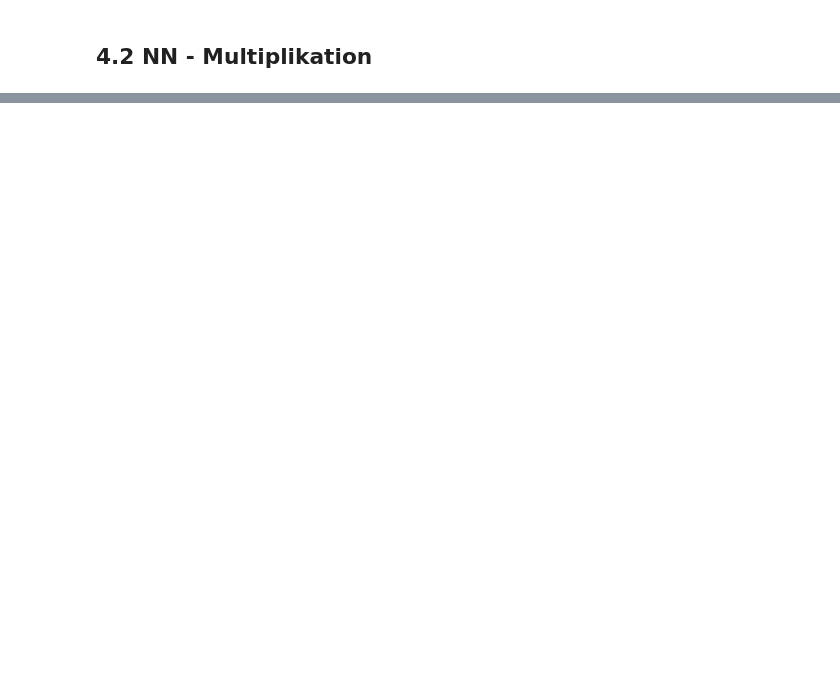
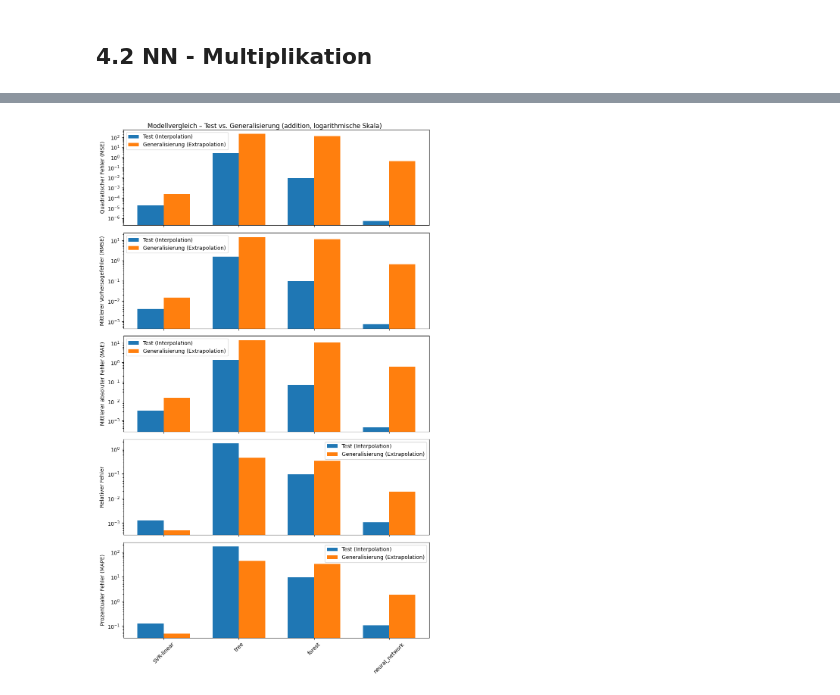
Before and after one commit to eliaspfe/ML_math, a Jupyter notebook: ml_math.ipynb, the cells around one changed output, grey strips where cells are left out. Saved outputs shown, nothing was run; the diff lists cells and outputs as text; code cells hidden in the pictures; blank space fills up the shorter version.

```diff
--- a/ml_math.ipynb
+++ b/ml_math.ipynb
@@ -753,0 +1115,97 @@ plt.show()
+# %%
+import matplotlib.pyplot as plt
+import numpy as np
+
+# =========================
+# Einstellungen
+# =========================
+operator = "addition"   # oder "multiplication"
+
+metrics = ["mse", "rmse", "mae", "relative_error", "mape"]
+dataset_types = ["test", "generalization"]
+
+# Verständliche Achsenlabels
+metric_labels = {
+    "mse": "Quadratischer Fehler (MSE)",
+    "rmse": "Mittlerer Vorhersagefehler (RMSE)",
+    "mae": "Mittlerer absoluter Fehler (MAE)",
+    "relative_error": "Relativer Fehler",
+    "mape": "Prozentualer Fehler (MAPE)"
+}
+
+# =========================
+# Daten filtern
+# =========================
+subset = results[
+    (results["operator"] == operator) &
+    (results["dataset_type"].isin(dataset_types))
+]
+
+models = subset["model"].unique()
+x = np.arange(len(models))
+bar_width = 0.35
+
+# =========================
+# Plot
+# =========================
+fig, axes = plt.subplots(
+    len(metrics),
+    1,
+    figsize=(9, 3 * len(metrics)),
+    sharex=True
+)
+
+for i, metric in enumerate(metrics):
+    ax = axes[i]
+
+    test_vals = []
+    gen_vals = []
+
+    for model in models:
+        test_row = subset[
+            (subset["model"] == model) &
+            (subset["dataset_type"] == "test")
+        ][metric]
+
+        gen_row = subset[
+            (subset["model"] == model) &
+            (subset["dataset_type"] == "generalization")
+        ][metric]
+
+        # robust gegen fehlende Kombinationen
+        test_vals.append(test_row.values[0] if len(test_row) else np.nan)
+        gen_vals.append(gen_row.values[0] if len(gen_row) else np.nan)
+
+    ax.bar(
+        x - bar_width / 2,
+        test_vals,
+        bar_width,
+        label="Test (Interpolation)"
+    )
+    ax.bar(
+        x + bar_width / 2,
+        gen_vals,
+        bar_width,
+        label="Generalisierung (Extrapolation)"
+    )
+
+    # Verständliche y-Achse
+    ax.set_ylabel(metric_labels[metric])
+    ax.set_yscale("log")   # extrem wichtig bei deinen Ergebnissen
+    ax.legend()
+
+# =========================
+# Gemeinsame x-Achse
+# =========================
+axes[-1].set_xticks(x)
+axes[-1].set_xticklabels(models, rotation=45)
+
+fig.suptitle(
+    f"Modellvergleich – Test vs. Generalisierung ({operator}, logarithmische Skala)",
+    y=0.98
+)
+
+plt.tight_layout()
+plt.show()
+# %% [output]
+[figure, added]
```
Also changed, not shown: parts of 29 cells of this notebook.
